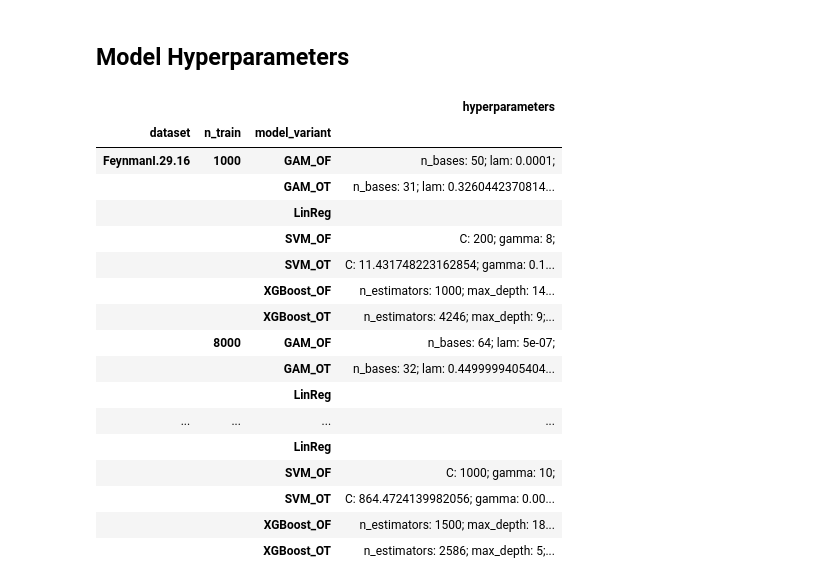
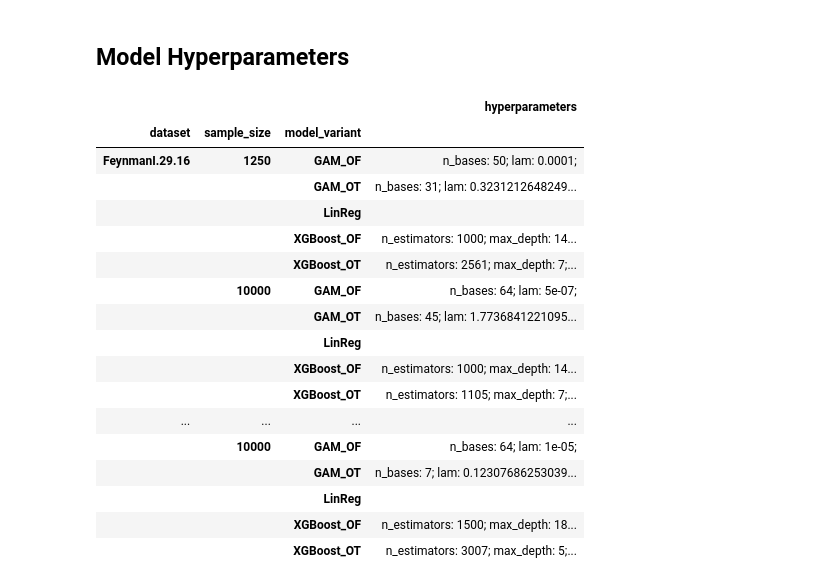
Before and after one commit to slds-lmu/paper_2026_xai_feature_effects_code, a Jupyter notebook: analyses/model_performance_analysis.ipynb, the cells around one changed output. Saved outputs shown, nothing was run; the diff lists cells and outputs as text; code cells hidden in the pictures.

```diff
--- a/analyses/model_performance_analysis.ipynb
+++ b/analyses/model_performance_analysis.ipynb
@@ -32,10 +32,10 @@ df = pd.DataFrame()
 dfs = []
 for dataset in datasets:
     df_temp = pd.read_sql_table(
-        "model_results", f"sqlite:///experiments/{EXPERIMENT_NAME}/{dataset}{model_results_storage}"
+        "model_a_results", f"sqlite:///experiments/{EXPERIMENT_NAME}/{dataset}{model_results_storage}"
     )
     df_temp["dataset"] = dataset
-    df_temp = df_temp.sort_values(by=["dataset", "model", "n_train", "simulation"])
+    df_temp = df_temp.sort_values(by=["dataset", "model", "sample_size", "simulation"])
     dfs.append(df_temp)
     df = pd.concat([df, df_temp]).drop(columns=["index"])
 # %%
@@ -87,49 +87,49 @@ for model_key, model_info in models_config.items():
     for dataset, size_dict in model_info["model_params"].items():
         for size, params in size_dict.items():
             if params == "to_tune":
                 try:
                     study = optuna.load_study(
                         study_name=f"{model_key}_{size}_{snr}",
                         storage=f"sqlite:///experiments/{EXPERIMENT_NAME}/{dataset}/{tuning_folder}/{model_key}_{size}_{snr}.db",
                     )
                     hyperparams = study.best_params
                 except KeyError:
                     hyperparams = "nan"
             else:
                 hyperparams = params
 
             hp_string = ""
             if isinstance(hyperparams, dict):
                 for key, value in hyperparams.items():
                     hp_string += f"{key}: {value}; "
 
-            rows.append({"model_variant": model_key, "dataset": dataset, "n_train": size, "hyperparameters": hp_string})
+            rows.append({"model_variant": model_key, "dataset": dataset, "sample_size": size, "hyperparameters": hp_string})
 
 df_hps = pd.DataFrame(rows)
 pd.set_option("display.max_colwidth", None)
 sorted_idx = [
     (dataset, model, n)
     for dataset in ["SimpleNormalCorrelated", "Friedman1", "FeynmanI.29.16"]
     for model in ["LinReg", "GAM_OF", "GAM_OT", "SVM_OF", "SVM_OT", "XGBoost_OF", "XGBoost_OT"]
     for n in ["1000", "8000"]
 ]
-display(df_hps.groupby(["dataset", "n_train", "model_variant"]).agg(lambda x: x))
+display(df_hps.groupby(["dataset", "sample_size", "model_variant"]).agg(lambda x: x))
 # %% [output]
 |  |  |  | hyperparameters |
-| dataset | n_train | model_variant |  |
-| FeynmanI.29.16 | 1000 | GAM_OF | n_bases: 50; lam: 0.0001; |
-|  |  | GAM_OT | n_bases: 31; lam: 0.3260442370814... |
+| dataset | sample_size | model_variant |  |
+| FeynmanI.29.16 | 1250 | GAM_OF | n_bases: 50; lam: 0.0001; |
+|  |  | GAM_OT | n_bases: 31; lam: 0.3231212648249... |
 |  |  | LinReg |  |
-|  |  | SVM_OF | C: 200; gamma: 8; |
-|  |  | SVM_OT | C: 11.431748223162854; gamma: 0.1... |
 |  |  | XGBoost_OF | n_estimators: 1000; max_depth: 14... |
-|  |  | XGBoost_OT | n_estimators: 4246; max_depth: 9;... |
-|  | 8000 | GAM_OF | n_bases: 64; lam: 5e-07; |
-|  |  | GAM_OT | n_bases: 32; lam: 0.4499999405404... |
+|  |  | XGBoost_OT | n_estimators: 2561; max_depth: 7;... |
+|  | 10000 | GAM_OF | n_bases: 64; lam: 5e-07; |
+|  |  | GAM_OT | n_bases: 45; lam: 1.7736841221095... |
 |  |  | LinReg |  |
+|  |  | XGBoost_OF | n_estimators: 1000; max_depth: 14... |
+|  |  | XGBoost_OT | n_estimators: 1105; max_depth: 7;... |
 | ... | ... | ... | ... |
+|  | 10000 | GAM_OF | n_bases: 64; lam: 1e-05; |
+|  |  | GAM_OT | n_bases: 7; lam: 0.12307686253039... |
 |  |  | LinReg |  |
-|  |  | SVM_OF | C: 1000; gamma: 10; |
-|  |  | SVM_OT | C: 864.4724139982056; gamma: 0.00... |
 |  |  | XGBoost_OF | n_estimators: 1500; max_depth: 18... |
-|  |  | XGBoost_OT | n_estimators: 2586; max_depth: 5;... |
+|  |  | XGBoost_OT | n_estimators: 3007; max_depth: 5;... |
```
Also changed, not shown: parts of 3 cells of this notebook, 11 other files.
